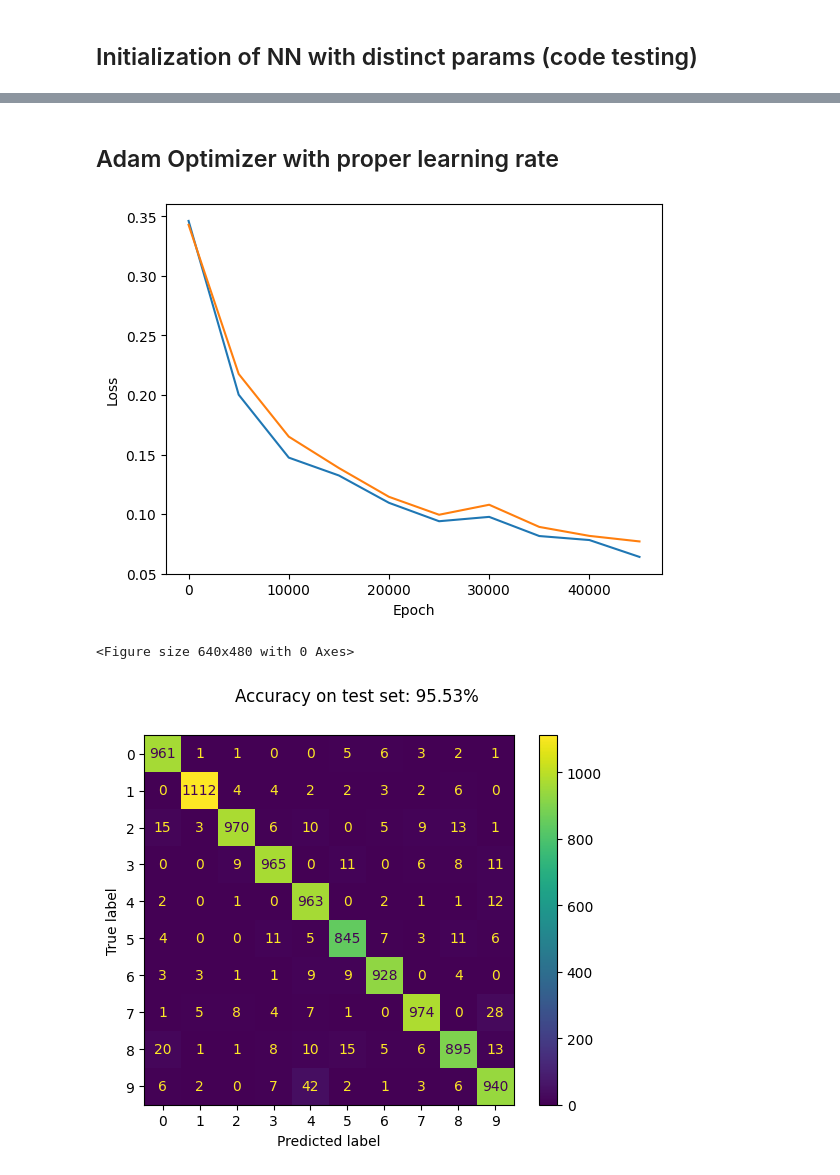
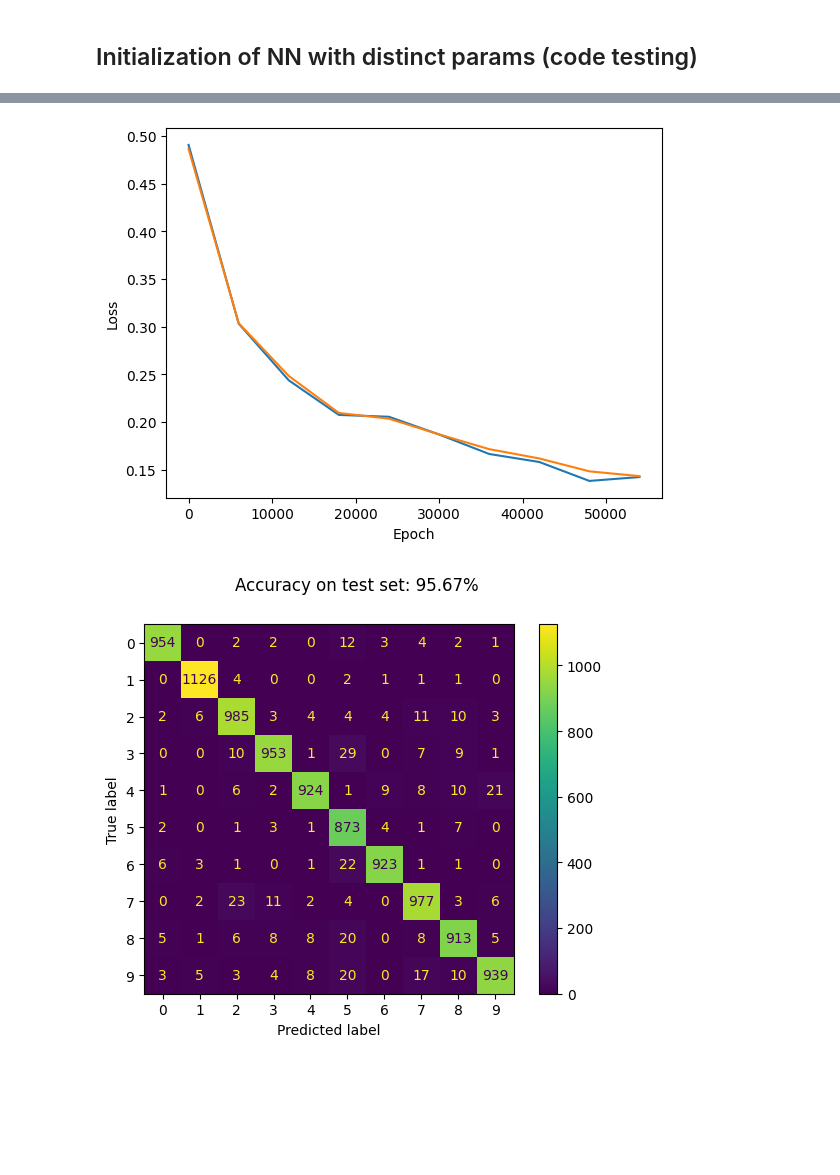
Before and after one commit to akmorihg/NN_from_scratch, a Jupyter notebook: main.ipynb, the cells around one changed output, grey strips where cells are left out. Drawn from its saved outputs; the diff is of its cells as text; code cells hidden in the pictures; blank space fills up the shorter version.

Commit message:
add: CNN and MaxPoolLayer, test and results

```diff
--- a/main.ipynb
+++ b/main.ipynb
@@ -545,7 +651,7 @@ class NN:
             avg_test_loss += test_loss
 
             if epoch % decay_step == 0 and epoch > 0:
-                hyperparams["learning_rate"] *= decay_rate
+                self.hyperparams["learning_rate"] *= decay_rate
 
                 avg_train_loss /= decay_step
                 avg_test_loss /= decay_step
@@ -625,9 +731,14 @@ class ExperimentManager:
     def results_on_test(self, nn):
         cuda = nn.cuda
 
-        output = nn.forward(self.test_set, is_training = False)
-        if cuda:
-            output = output.get()
+        output = []
+        for test_value in tqdm(self.test_set):
+            output_value = nn.forward(test_value, is_training = False)
+            if cuda:
+                output_value = output_value.get()
+            output.append(output_value.flatten())
+
+        output = np.array(output)
         acc = nn.accuracy(output, test_encoded_labels)
         output = one_hot_decoding(output)
 
@@ -659,7 +770,7 @@ class ExperimentManager:
         plt.savefig(self.experiment_name + '/' + 'loss.png')
         plt.show()
 
-        self.save_weights(nn)
+        # self.save_weights(nn)
         self.results_on_test(nn)
 # %% [markdown]
 ## Initialization of NN with distinct params (code testing)
@@ -858,2 +776,0 @@ em.experiment(nn, epochs = epochs, is_batch_mode = is_batch_mode, batch_size = b
-# %% [markdown]
-## Adam Optimizer with proper learning rate
@@ -862,13 +777,27 @@ hyperparams["learning_rate"] = 0.001
-# %%
-nn = NN(layers=[
-    Layer(784, 512, cuda=cuda, optimizer=optimizer, weight_init=weight_init),
-    Layer(512, 10, activation="softmax", cuda=cuda, optimizer=optimizer, weight_init=weight_init),
-], hyperparams=hyperparams, loss_function=CategoricalCrossEntropy(cuda), cuda=cuda)
-
-em = ExperimentManager("paper_weights_adam_optimizer_proper_lr_experiment")
-em.load_data(train_images, train_encoded_labels, test_images, test_encoded_labels)
-em.experiment(nn, epochs = epochs, is_batch_mode = is_batch_mode, batch_size = batch_size, decay_step=decay_step)
-# %% [output]
-[figure, removed]
-<Figure size 640x480 with 0 Axes>
-[figure, removed]
+# %%
+epochs = 60000
+decay_step = epochs // 10
+
+hyperparams = {
+    "learning_rate": 0.01,
+    "beta1": 0.9,
+    "beta2": 0.999,
+}
+
+is_batch_mode = False
+batch_size = 100
+
+cuda = False
+
+nn = NN(layers=[
+    CNN((28, 28), (26, 26), 8, cuda=cuda),
+    MaxPoolLayer((26, 26), (13, 13), 8, cuda=cuda),
+    DenseLayer(1352, 10, activation="softmax", cuda=cuda, optimizer="momentum", need_flatten=True),
+], hyperparams=hyperparams, loss_function=CategoricalCrossEntropy(cuda), cuda=cuda)
+# %%
+em = ExperimentManager("cnn_60000_it")
+em.load_data(train_images, train_encoded_labels, test_images, test_encoded_labels)
+em.experiment(nn, epochs = epochs, is_batch_mode = is_batch_mode, batch_size = batch_size, decay_step=decay_step)
+# %% [output]
+[figure, added]
+[figure, added]
```
Also changed, not shown: parts of 34 cells of this notebook, 36 other files.
